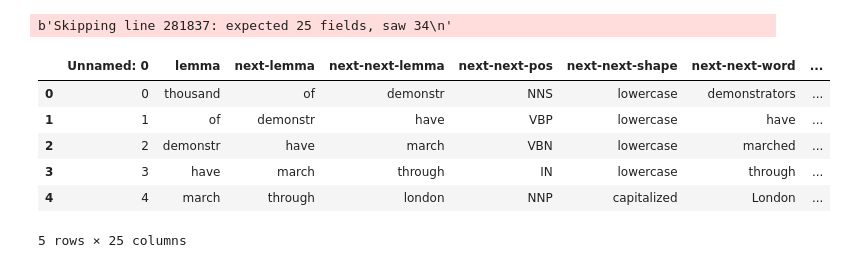
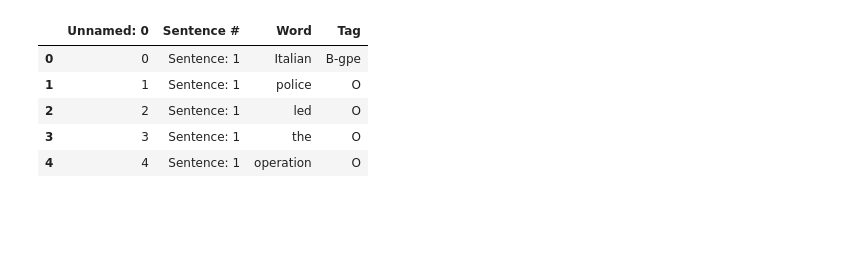
Before and after one commit to noname19871/ner_project, a Jupyter notebook: Baseline.ipynb, the cells around one changed output. Saved outputs shown, nothing was run; the diff lists cells and outputs as text; code cells hidden in the pictures; blank space fills up the shorter version.

```diff
--- a/Baseline.ipynb
+++ b/Baseline.ipynb
@@ -1,17 +1,16 @@
 # %%
 import numpy as np
 import pandas as pd
-# %%
-df = pd.read_csv("data/ner.csv", encoding = "ISO-8859-1", error_bad_lines=False)
-# %% [output]
-b'Skipping line 281837: expected 25 fields, saw 34\n'
+# %%
+train = pd.read_csv("data/train.csv",sep=",",encoding="latin1")
+val = pd.read_csv("data/val.csv",sep=",",encoding="latin1")
+test = pd.read_csv("data/test.csv",sep=",",encoding="latin1")
 # %%
-df.head()
+train.head()
 # %% [output]
-|  | Unnamed: 0 | lemma | next-lemma | next-next-lemma | next-next-pos | next-next-shape | next-next-word | ... |
-| 0 | 0 | thousand | of | demonstr | NNS | lowercase | demonstrators | ... |
-| 1 | 1 | of | demonstr | have | VBP | lowercase | have | ... |
-| 2 | 2 | demonstr | have | march | VBN | lowercase | marched | ... |
-| 3 | 3 | have | march | through | IN | lowercase | through | ... |
-| 4 | 4 | march | through | london | NNP | capitalized | London | ... |
+|  | Unnamed: 0 | Sentence # | Word | Tag |
+| 0 | 0 | Sentence: 1 | Italian | B-gpe |
+| 1 | 1 | Sentence: 1 | police | O |
+| 2 | 2 | Sentence: 1 | led | O |
+| 3 | 3 | Sentence: 1 | the | O |
+| 4 | 4 | Sentence: 1 | operation | O |
-5 rows × 25 columns
```
Also changed, not shown: parts of 44 cells of this notebook, 2 other files.
